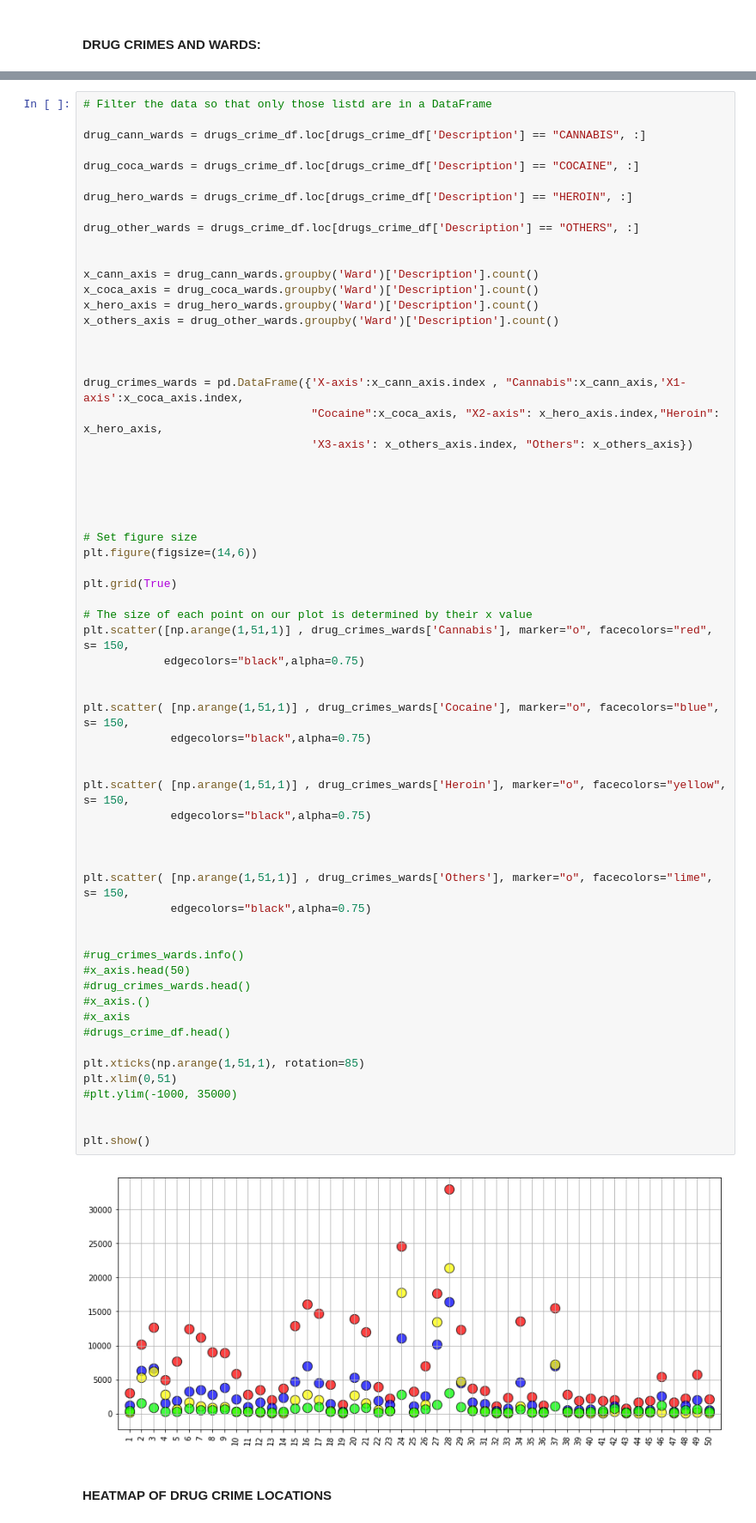
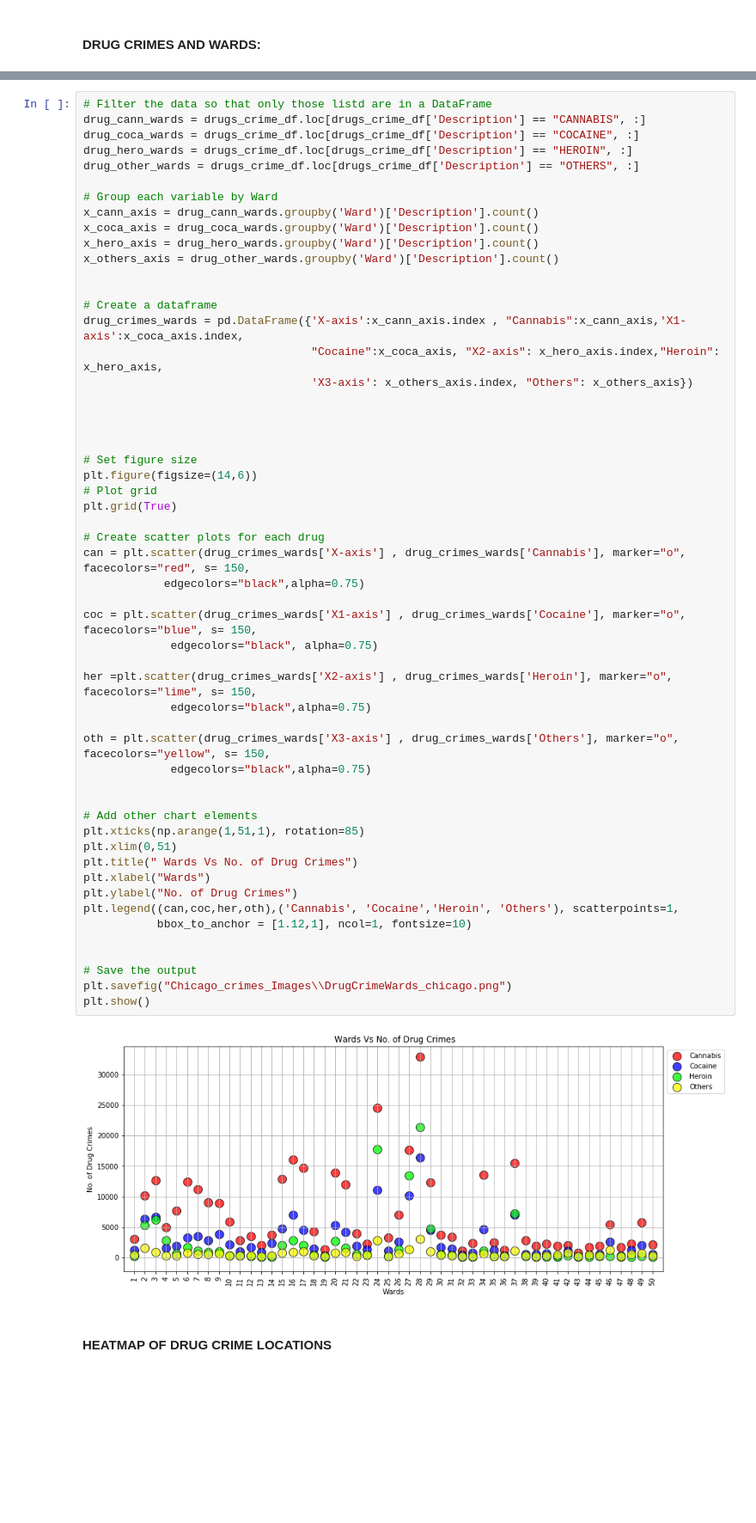
Before and after one commit to Jahmah/Chicago-Drug-Crimes-Story, a Jupyter notebook: ChicagoDrugCrimes.ipynb, the cells around one changed output, grey strips where cells are left out. Shown at 86% size. Cells and saved outputs as stored; diff of their text form; blank space fills up the shorter version.

Commit message:
Added Scatter plots

```diff
--- a/ChicagoDrugCrimes.ipynb
+++ b/ChicagoDrugCrimes.ipynb
@@ -576,68 +639,59 @@ plt.show()
 # %%
 # Filter the data so that only those listd are in a DataFrame
-
 drug_cann_wards = drugs_crime_df.loc[drugs_crime_df['Description'] == "CANNABIS", :]
-
 drug_coca_wards = drugs_crime_df.loc[drugs_crime_df['Description'] == "COCAINE", :]
-
 drug_hero_wards = drugs_crime_df.loc[drugs_crime_df['Description'] == "HEROIN", :]
-
 drug_other_wards = drugs_crime_df.loc[drugs_crime_df['Description'] == "OTHERS", :]
 
-
+# Group each variable by Ward
 x_cann_axis = drug_cann_wards.groupby('Ward')['Description'].count()
 x_coca_axis = drug_coca_wards.groupby('Ward')['Description'].count()
 x_hero_axis = drug_hero_wards.groupby('Ward')['Description'].count()
 x_others_axis = drug_other_wards.groupby('Ward')['Description'].count()
 
 
-
+# Create a dataframe
 drug_crimes_wards = pd.DataFrame({'X-axis':x_cann_axis.index , "Cannabis":x_cann_axis,'X1-axis':x_coca_axis.index,
                                   "Cocaine":x_coca_axis, "X2-axis": x_hero_axis.index,"Heroin": x_hero_axis,
                                   'X3-axis': x_others_axis.index, "Others": x_others_axis})
 
 
 
 
-
 # Set figure size
 plt.figure(figsize=(14,6))
-
+# Plot grid
 plt.grid(True)
 
-# The size of each point on our plot is determined by their x value
-plt.scatter([np.arange(1,51,1)] , drug_crimes_wards['Cannabis'], marker="o", facecolors="red", s= 150,
+# Create scatter plots for each drug
+can = plt.scatter(drug_crimes_wards['X-axis'] , drug_crimes_wards['Cannabis'], marker="o", facecolors="red", s= 150,
             edgecolors="black",alpha=0.75)
 
+coc = plt.scatter(drug_crimes_wards['X1-axis'] , drug_crimes_wards['Cocaine'], marker="o", facecolors="blue", s= 150,
+             edgecolors="black", alpha=0.75)
 
-plt.scatter( [np.arange(1,51,1)] , drug_crimes_wards['Cocaine'], marker="o", facecolors="blue", s= 150,
+her =plt.scatter(drug_crimes_wards['X2-axis'] , drug_crimes_wards['Heroin'], marker="o", facecolors="lime", s= 150,
+             edgecolors="black",alpha=0.75)
+
+oth = plt.scatter(drug_crimes_wards['X3-axis'] , drug_crimes_wards['Others'], marker="o", facecolors="yellow", s= 150,
              edgecolors="black",alpha=0.75)
 
 
-plt.scatter( [np.arange(1,51,1)] , drug_crimes_wards['Heroin'], marker="o", facecolors="yellow", s= 150,
-             edgecolors="black",alpha=0.75)
+# Add other chart elements
+plt.xticks(np.arange(1,51,1), rotation=85)
+plt.xlim(0,51)
+plt.title(" Wards Vs No. of Drug Crimes")
+plt.xlabel("Wards")
+plt.ylabel("No. of Drug Crimes")
+plt.legend((can,coc,her,oth),('Cannabis', 'Cocaine','Heroin', 'Others'), scatterpoints=1,
+           bbox_to_anchor = [1.12,1], ncol=1, fontsize=10)
 
 
-
-plt.scatter( [np.arange(1,51,1)] , drug_crimes_wards['Others'], marker="o", facecolors="lime", s= 150,
-             edgecolors="black",alpha=0.75)
-
-
-#rug_crimes_wards.info()
-#x_axis.head(50)
-#drug_crimes_wards.head()
-#x_axis.()
-#x_axis
-#drugs_crime_df.head()
-
-plt.xticks(np.arange(1,51,1), rotation=85)
-plt.xlim(0,51)
-#plt.ylim(-1000, 35000)
-
-
+# Save the output
+plt.savefig("Chicago_crimes_Images\\DrugCrimeWards_chicago.png")
 plt.show()
 # %% [output]
-[figure, old version]
+[figure, new version]
 # %% [markdown]
 #### HEATMAP OF DRUG CRIME LOCATIONS
 # %%
```
Also changed, not shown: parts of 3 cells of this notebook, 2 other files.
